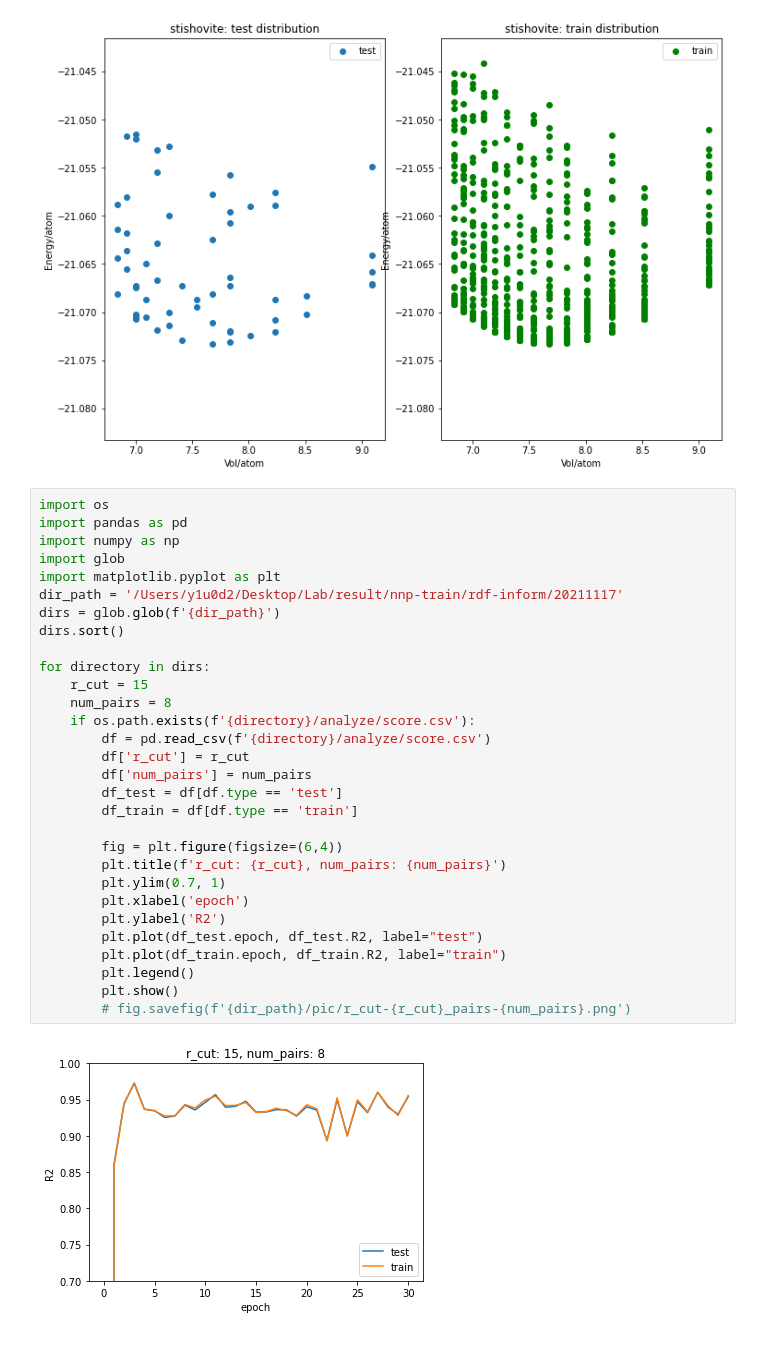
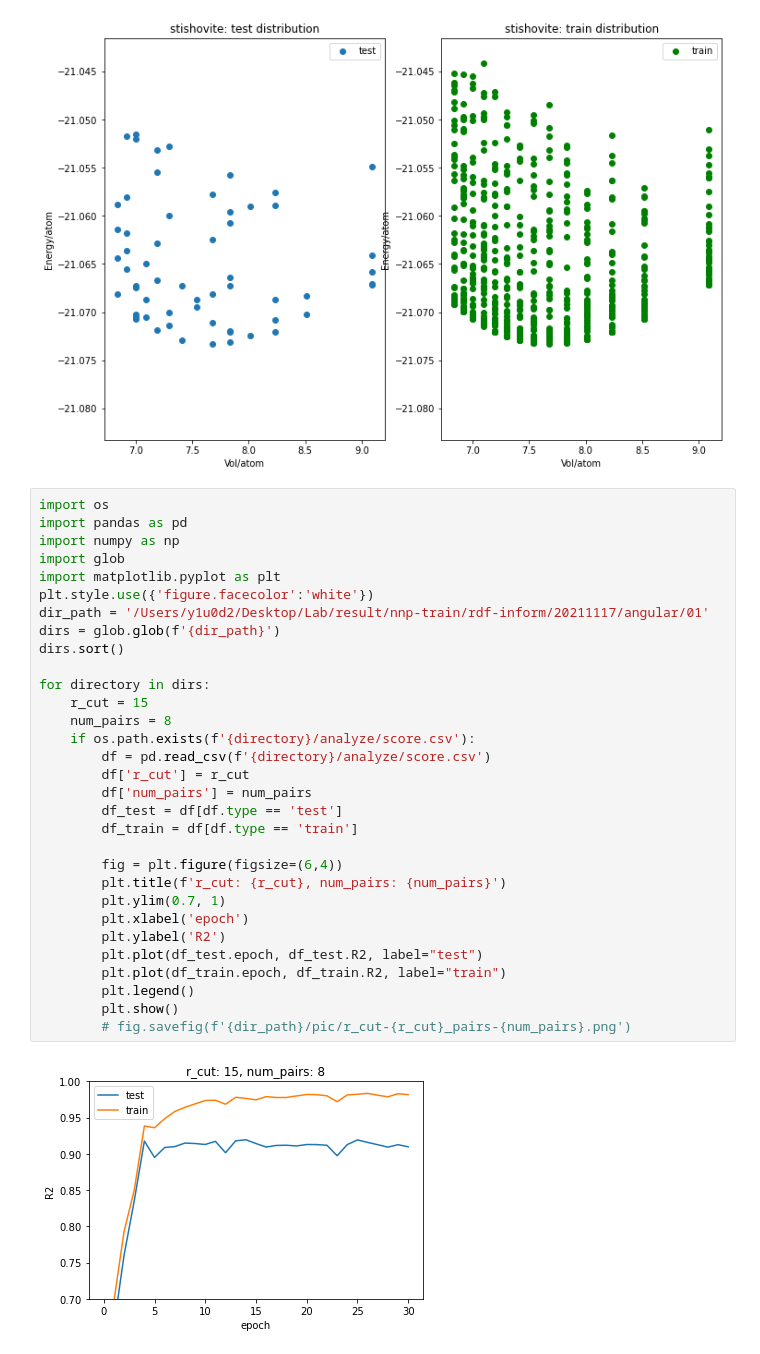
Before and after one commit to y1u0d2a1i/Research, a Jupyter notebook: scripts/wip/test.ipynb, the cells around one changed output. Drawn from its saved outputs; the diff is of its cells as text.

```diff
--- a/scripts/wip/test.ipynb
+++ b/scripts/wip/test.ipynb
@@ -248,32 +258,33 @@ for structure in structres:
 # %%
 import os
 import pandas as pd
 import numpy as np
 import glob
 import matplotlib.pyplot as plt
-dir_path = '/Users/y1u0d2/Desktop/Lab/result/nnp-train/rdf-inform/20211117'
+plt.style.use({'figure.facecolor':'white'})
+dir_path = '/Users/y1u0d2/Desktop/Lab/result/nnp-train/rdf-inform/20211117/angular/01'
 dirs = glob.glob(f'{dir_path}')
 dirs.sort()
 
 for directory in dirs:
     r_cut = 15
     num_pairs = 8
     if os.path.exists(f'{directory}/analyze/score.csv'):
         df = pd.read_csv(f'{directory}/analyze/score.csv')
         df['r_cut'] = r_cut
         df['num_pairs'] = num_pairs
         df_test = df[df.type == 'test']
         df_train = df[df.type == 'train']
 
         fig = plt.figure(figsize=(6,4))
         plt.title(f'r_cut: {r_cut}, num_pairs: {num_pairs}')
         plt.ylim(0.7, 1)
         plt.xlabel('epoch')
         plt.ylabel('R2')
         plt.plot(df_test.epoch, df_test.R2, label="test")
         plt.plot(df_train.epoch, df_train.R2, label="train")
         plt.legend()
         plt.show()
         # fig.savefig(f'{dir_path}/pic/r_cut-{r_cut}_pairs-{num_pairs}.png')
 # %% [output]
-[figure, old version]
+[figure, new version]
```
Also changed, not shown: parts of 3 cells of this notebook, 7 other files.
